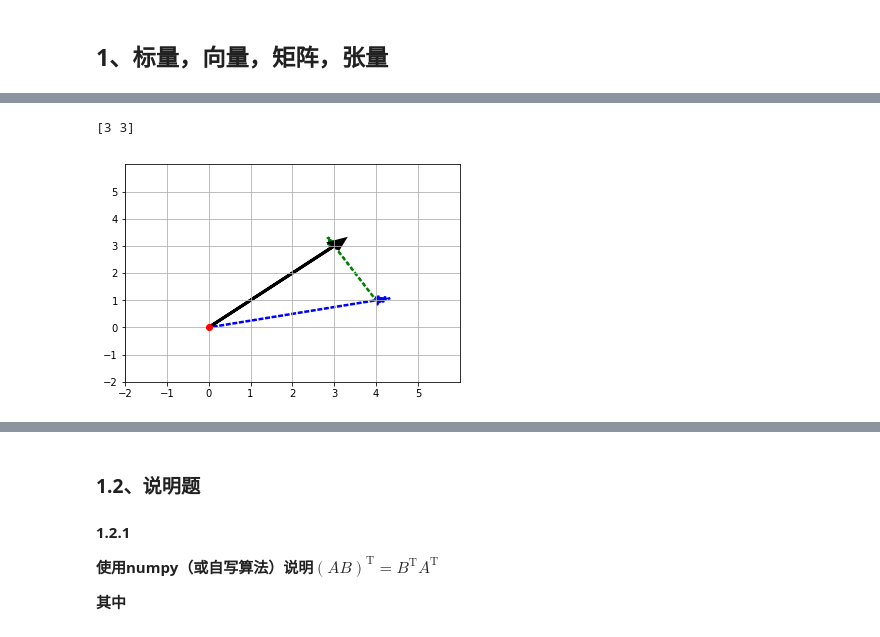
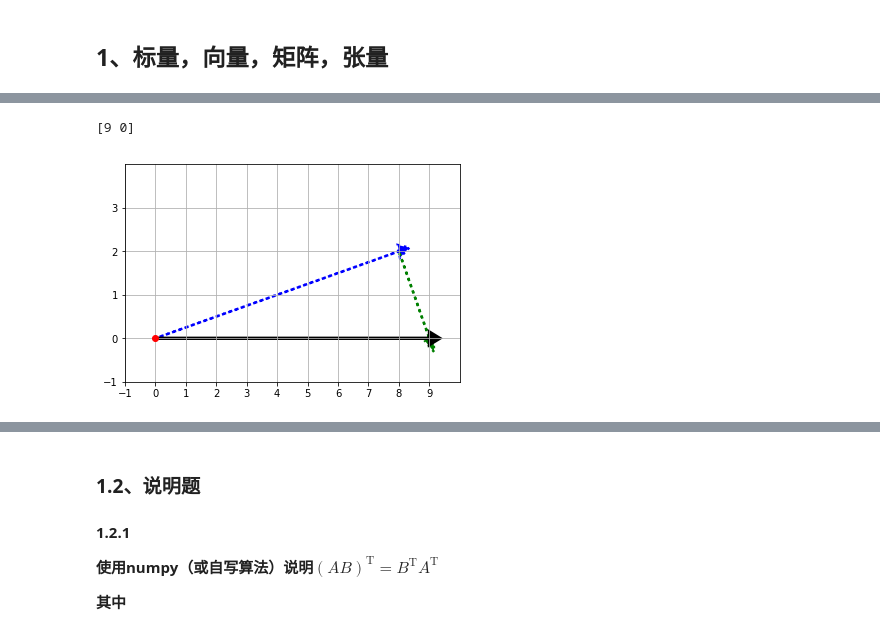
Before and after one commit to guxijun/Uda-assignment, a Jupyter notebook: p3_Linear_Algebra.ipynb, the cells around one changed output, grey strips where cells are left out. Saved outputs shown, nothing was run; the diff lists cells and outputs as text; code cells hidden in the pictures.

```diff
--- a/p3_Linear_Algebra.ipynb
+++ b/p3_Linear_Algebra.ipynb
@@ -119,30 +119,34 @@ $\hspace{1cm}\vec{v} = \begin{bmatrix} 4\\ 1\end{bmatrix}$
 $\hspace{1cm}\vec{w} = \begin{bmatrix} -1\\ 2\end{bmatrix}$
 # %%
 # 1.1.1 TODO：
+#v、w表示为一维数列
 v=np.array([4,1])
 w=np.array([-1,2])
-vw=v+w
-print(vw)
+#v、w表示为二维数列
+#v=np.array([[4],[2]])
+#w=np.array([[-1],[2]])
+t=2*v-w
+print(t)
 
 #构建坐标系
 ax=plt.axes()
-plt.xlim(-2,6)
-plt.ylim(-2,6)
+plt.xlim(-1,10)
+plt.ylim(-1,4)
 plt.grid(b=True, which='major')
-major_xticks=np.arange(-2,6)
-major_yticks=np.arange(-2,6)
+major_xticks=np.arange(-1,10)
+major_yticks=np.arange(-1,4)
 ax.set_xticks(major_xticks)
 ax.set_yticks(major_yticks)
 
 #画图
 ax.plot(0,0,'or')
-ax.arrow(0,0,*v,color='b',linestyle='dotted',linewidth=2.5,head_width=0.3,head_length=0.35)
-ax.arrow(v[0],v[1],*w,color='g',linestyle='dotted',linewidth=2.5,head_width=0.3,head_length=0.35)
-ax.arrow(0,0,*vw,color='k',linewidth=3, head_width=0.30, head_length=0.35)
+ax.arrow(0,0,*(2*v),color='b',linestyle='dotted',linewidth=2.5,head_width=0.3,head_length=0.35)
+ax.arrow(2*v[0],2*v[1],*(-1*w),color='g',linestyle='dotted',linewidth=2.5,head_width=0.3,head_length=0.35)
+ax.arrow(0,0,*t,color='k',linewidth=3, head_width=0.30, head_length=0.35)
 plt.show()
 # %% [output]
-[3 3]
+[9 0]
-[figure, old version]
+[figure, new version]
 # %% [markdown]
 例题，方程组求解：
 $$
```
Also changed, not shown: parts of 4 cells of this notebook, 1 other file.
